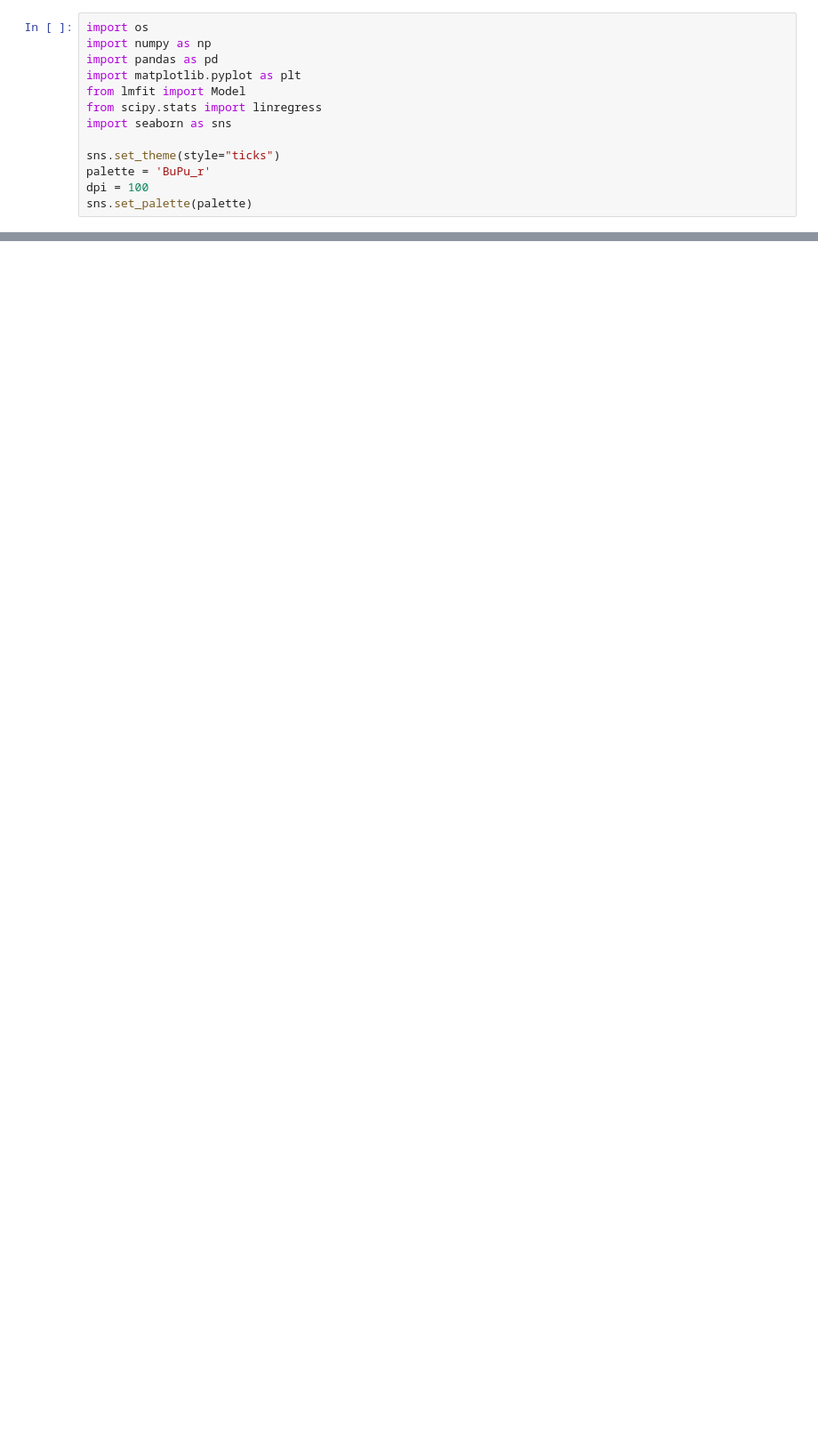
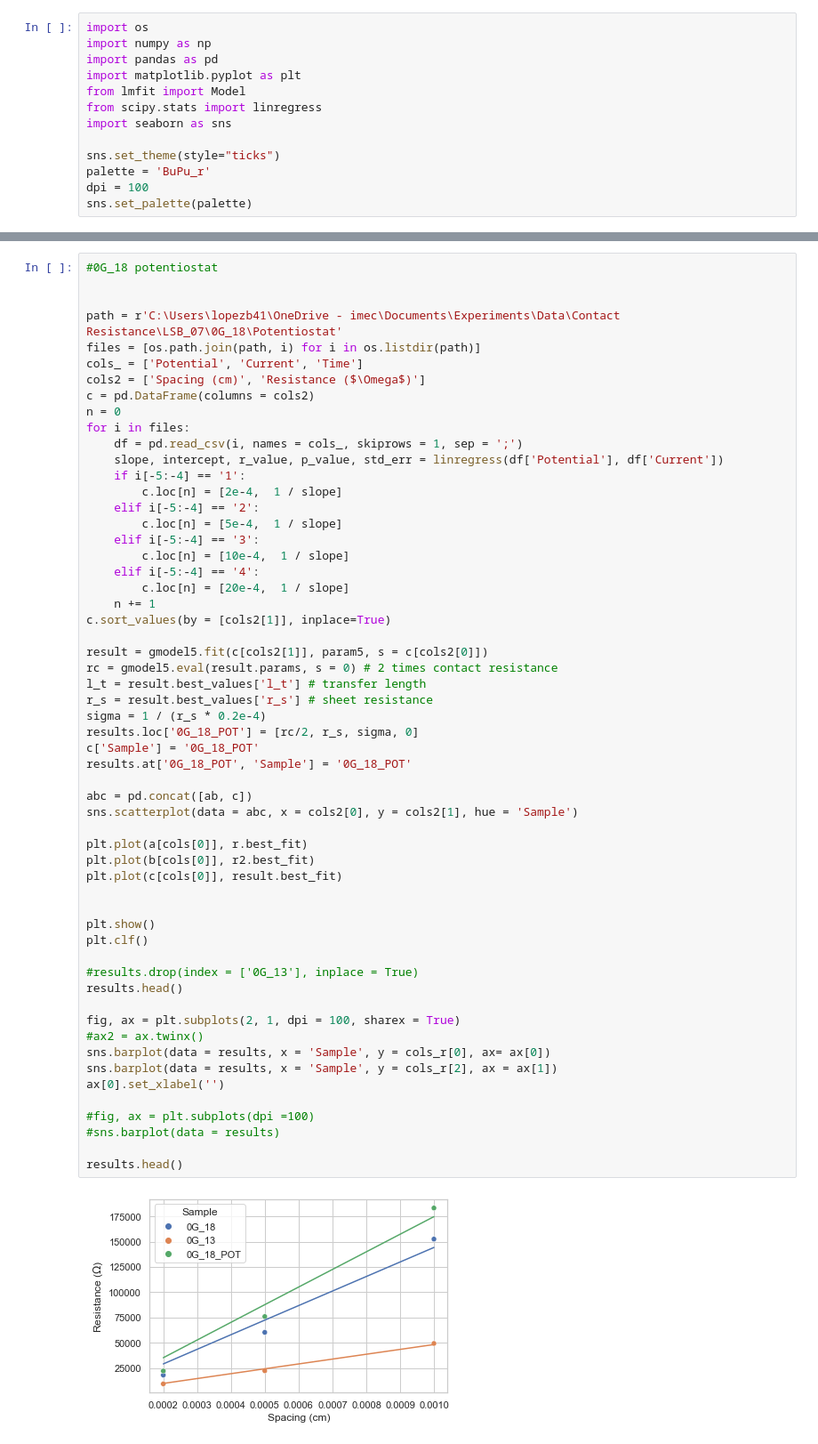
Before and after one commit to ridcil/Code, a Jupyter notebook: Potentiostat vs LCR.ipynb, the cells around one changed output, grey strips where cells are left out. Shown at 89% size. Cells and saved outputs as stored; diff of their text form; blank space fills up the shorter version.

```diff
--- a/Potentiostat vs LCR.ipynb
+++ b/Potentiostat vs LCR.ipynb
@@ -90,0 +96,59 @@ path = r''
+# %%
+#0G_18 potentiostat
+
+
+path = r'C:\Users\lopezb41\OneDrive - imec\Documents\Experiments\Data\Contact Resistance\LSB_07\0G_18\Potentiostat'
+files = [os.path.join(path, i) for i in os.listdir(path)]
+cols_ = ['Potential', 'Current', 'Time']
+cols2 = ['Spacing (cm)', 'Resistance ($\Omega$)']
+c = pd.DataFrame(columns = cols2)
+n = 0
+for i in files:
+    df = pd.read_csv(i, names = cols_, skiprows = 1, sep = ';')
+    slope, intercept, r_value, p_value, std_err = linregress(df['Potential'], df['Current'])
+    if i[-5:-4] == '1':
+        c.loc[n] = [2e-4,  1 / slope]
+    elif i[-5:-4] == '2':
+        c.loc[n] = [5e-4,  1 / slope]
+    elif i[-5:-4] == '3':
+        c.loc[n] = [10e-4,  1 / slope]
+    elif i[-5:-4] == '4':
+        c.loc[n] = [20e-4,  1 / slope]
+    n += 1
+c.sort_values(by = [cols2[1]], inplace=True)
+
+result = gmodel5.fit(c[cols2[1]], param5, s = c[cols2[0]])
+rc = gmodel5.eval(result.params, s = 0) # 2 times contact resistance
+l_t = result.best_values['l_t'] # transfer length
+r_s = result.best_values['r_s'] # sheet resistance
+sigma = 1 / (r_s * 0.2e-4)
+results.loc['0G_18_POT'] = [rc/2, r_s, sigma, 0]
+c['Sample'] = '0G_18_POT'
+results.at['0G_18_POT', 'Sample'] = '0G_18_POT'
+
+abc = pd.concat([ab, c])
+sns.scatterplot(data = abc, x = cols2[0], y = cols2[1], hue = 'Sample')
+
+plt.plot(a[cols[0]], r.best_fit)
+plt.plot(b[cols[0]], r2.best_fit)
+plt.plot(c[cols[0]], result.best_fit)
+
+
+plt.show()
+plt.clf()
+
+#results.drop(index = ['0G_13'], inplace = True)
+results.head()
+
+fig, ax = plt.subplots(2, 1, dpi = 100, sharex = True)
+#ax2 = ax.twinx()
+sns.barplot(data = results, x = 'Sample', y = cols_r[0], ax= ax[0])
+sns.barplot(data = results, x = 'Sample', y = cols_r[2], ax = ax[1])
+ax[0].set_xlabel('')
+
+#fig, ax = plt.subplots(dpi =100)
+#sns.barplot(data = results)
+
+results.head()
+# %% [output]
+[figure, added]
```
Also changed, not shown: parts of 5 cells of this notebook, 2 other files.
